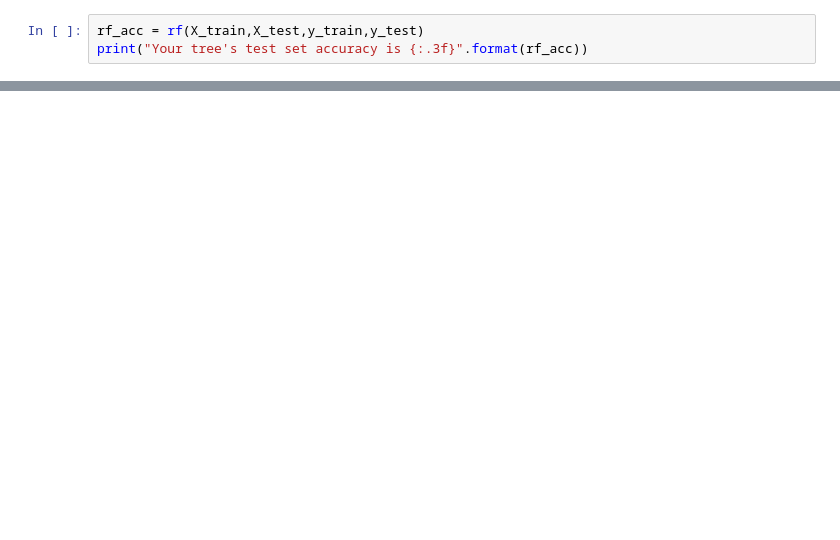
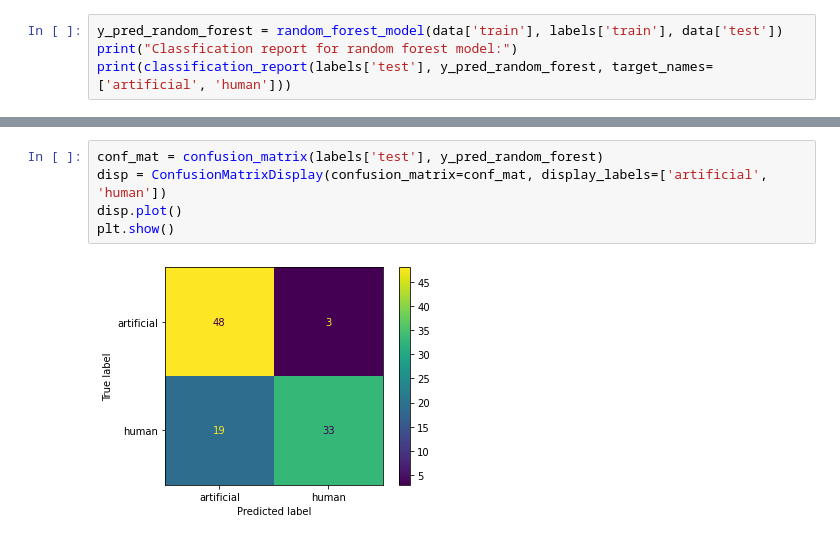
Before and after one commit to NehaBardeDUKE/CV_Project1, a Jupyter notebook: simple_models.ipynb, the cells around one changed output, grey strips where cells are left out. Drawn from its saved outputs; the diff is of its cells as text; blank space fills up the shorter version.

```diff
--- a/simple_models.ipynb
+++ b/simple_models.ipynb
@@ -121,3 +168,4 @@ def rf(X_train,X_test,y_train,y_test):
 # %%
-rf_acc = rf(X_train,X_test,y_train,y_test)
-print("Your tree's test set accuracy is {:.3f}".format(rf_acc))
+y_pred_random_forest = random_forest_model(data['train'], labels['train'], data['test'])
+print("Classfication report for random forest model:")
+print(classification_report(labels['test'], y_pred_random_forest, target_names=['artificial', 'human']))
@@ -123,0 +182,7 @@ print("Your tree's test set accuracy is {:.3f}".format(rf_acc))
+# %%
+conf_mat = confusion_matrix(labels['test'], y_pred_random_forest)
+disp = ConfusionMatrixDisplay(confusion_matrix=conf_mat, display_labels=['artificial', 'human'])
+disp.plot()
+plt.show()
+# %% [output]
+[figure, added]
```
Also changed, not shown: parts of 19 cells of this notebook.
